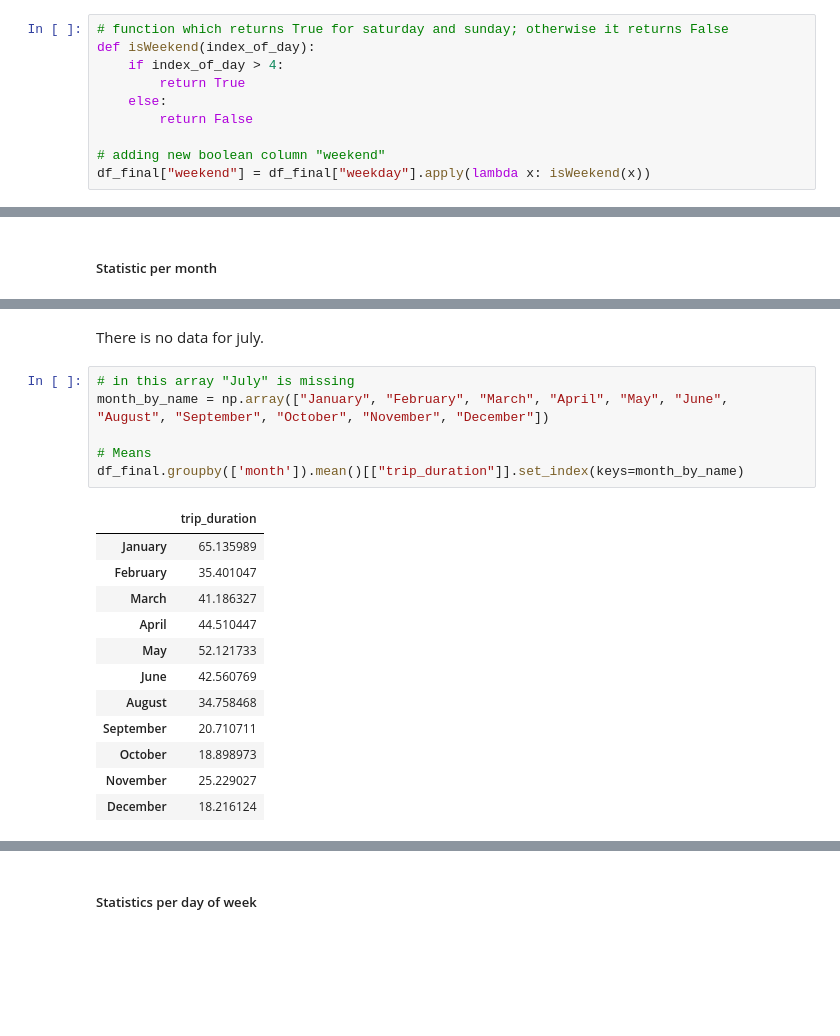
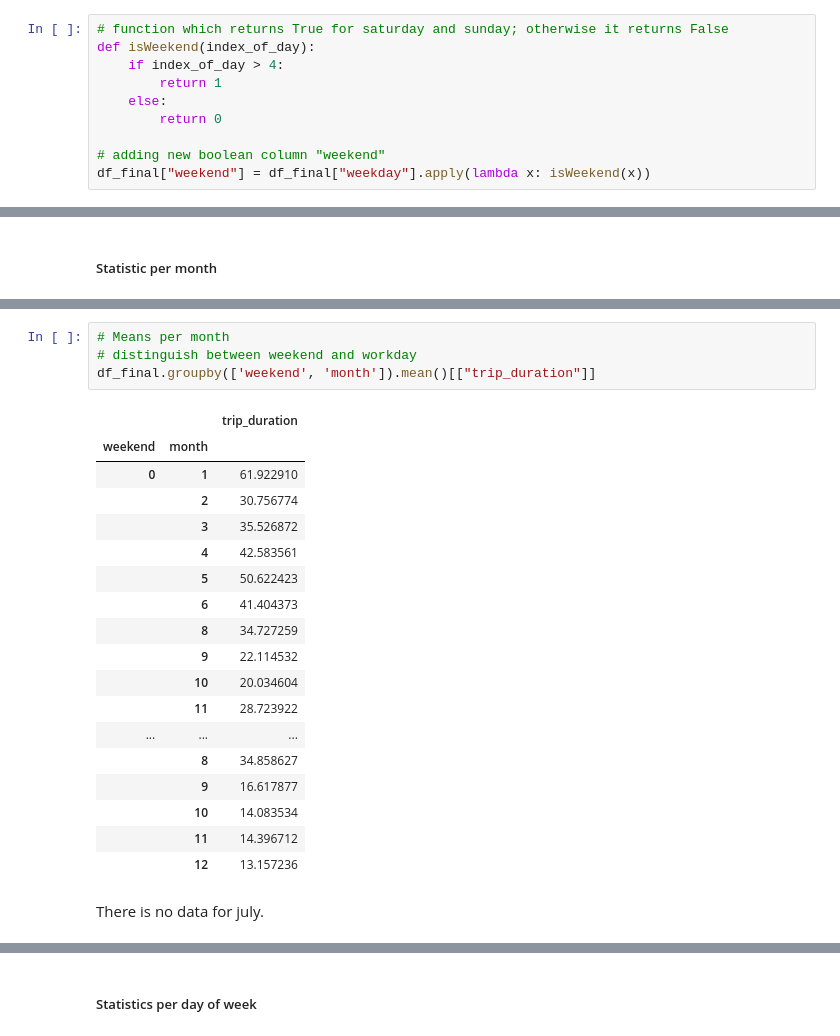
Before and after one commit to ey96/DataScienceBikesharing, a Jupyter notebook: notebooks/Task 1 - Exploration and Description.ipynb, the cells around one changed output, grey strips where cells are left out. Cells and saved outputs as stored; diff of their text form; blank space fills up the shorter version.

Commit message:
Binary weekend attribute
Function "isWeekend"  modified and aggregate statistics added

```diff
--- a/notebooks/Task 1 - Exploration and Description.ipynb
+++ b/notebooks/Task 1 - Exploration and Description.ipynb
@@ -196,9 +181,9 @@ df_final['weekday'] = df_final['datetime_start'].dt.dayofweek
 # function which returns True for saturday and sunday; otherwise it returns False
 def isWeekend(index_of_day):
     if index_of_day > 4:
-        return True
+        return 1
     else:
-        return False
+        return 0
 
 # adding new boolean column "weekend"
 df_final["weekend"] = df_final["weekday"].apply(lambda x: isWeekend(x))
@@ -251,22 +239,26 @@ df_final.groupby(['month']).mean()[["trip_duration"]]
+# %%
+# Means per month
+# distinguish between weekend and workday
+df_final.groupby(['weekend', 'month']).mean()[["trip_duration"]]
+# %% [output]
+|  |  | trip_duration |
+| weekend | month |  |
+| 0 | 1 | 61.922910 |
+|  | 2 | 30.756774 |
+|  | 3 | 35.526872 |
+|  | 4 | 42.583561 |
+|  | 5 | 50.622423 |
+|  | 6 | 41.404373 |
+|  | 8 | 34.727259 |
+|  | 9 | 22.114532 |
+|  | 10 | 20.034604 |
+|  | 11 | 28.723922 |
+| ... | ... | ... |
+|  | 8 | 34.858627 |
+|  | 9 | 16.617877 |
+|  | 10 | 14.083534 |
+|  | 11 | 14.396712 |
+|  | 12 | 13.157236 |
 # %% [markdown]
 There is no data for july.
-# %%
-# in this array "July" is missing
-month_by_name = np.array(["January", "February", "March", "April", "May", "June", "August", "September", "October", "November", "December"])
-
-# Means
-df_final.groupby(['month']).mean()[["trip_duration"]].set_index(keys=month_by_name)
-# %% [output]
-|  | trip_duration |
-| January | 65.135989 |
-| February | 35.401047 |
-| March | 41.186327 |
-| April | 44.510447 |
-| May | 52.121733 |
-| June | 42.560769 |
-| August | 34.758468 |
-| September | 20.710711 |
-| October | 18.898973 |
-| November | 25.229027 |
-| December | 18.216124 |
 # %%
```
Also changed, not shown: parts of 12 cells of this notebook, 2 other files.
